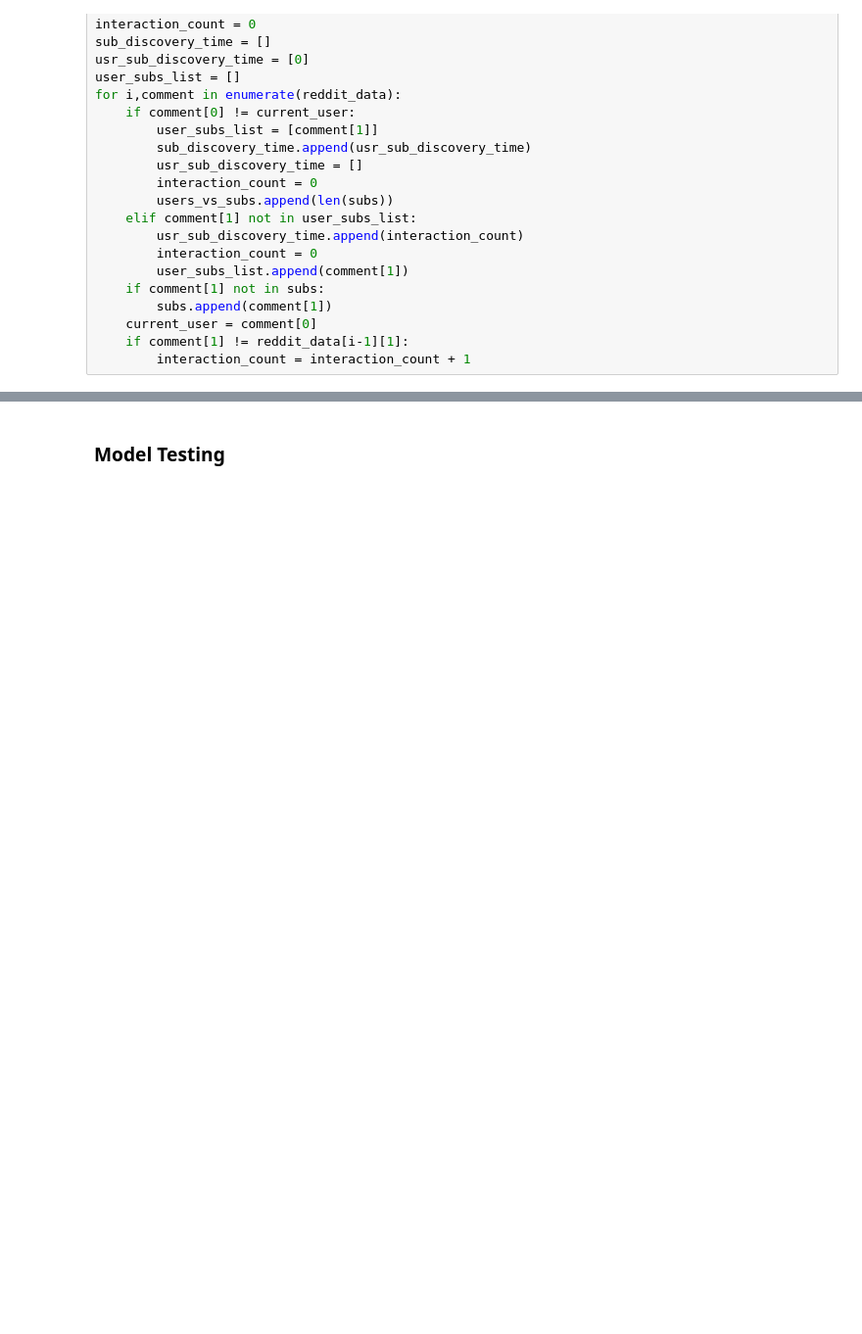
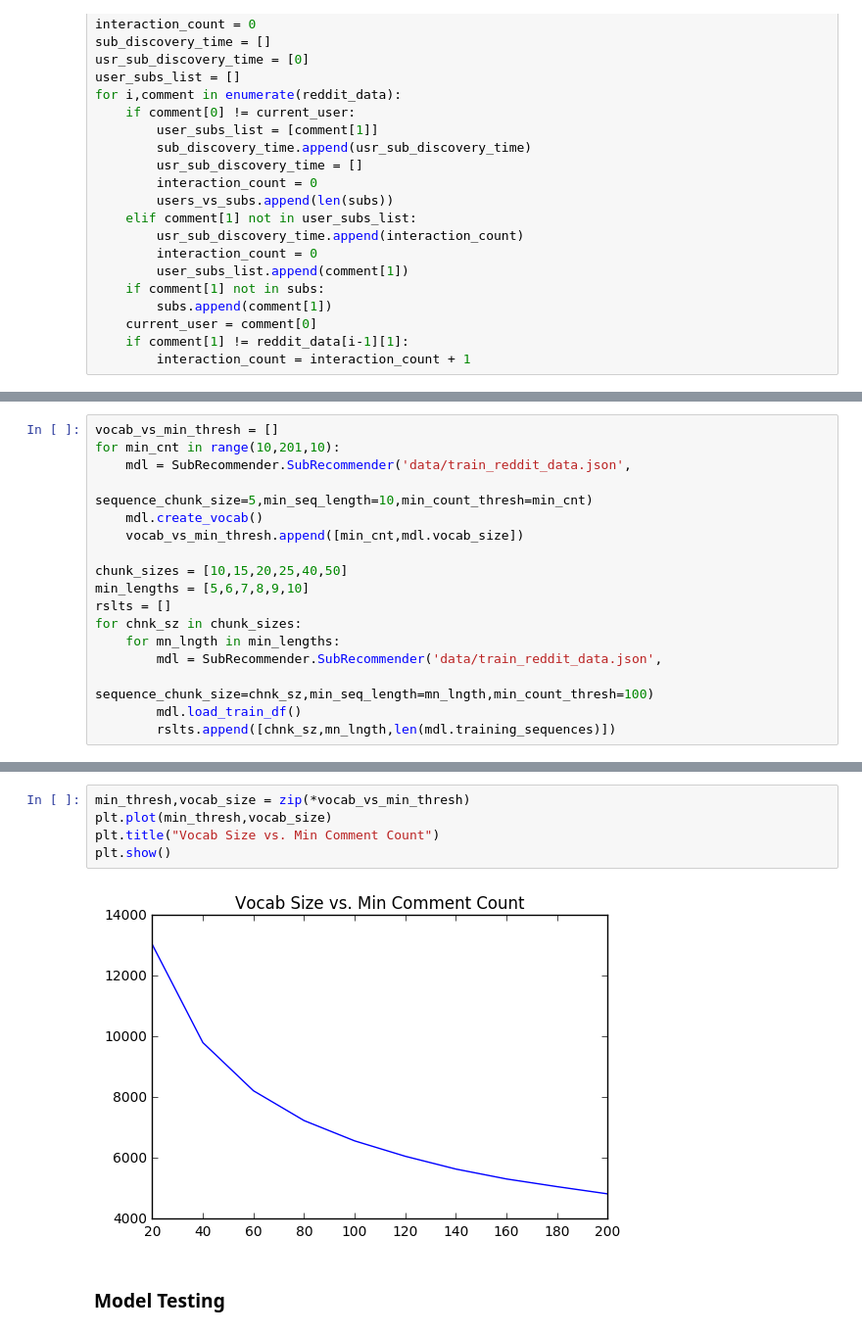
Before and after one commit to cole-maclean/MAI-CI, a Jupyter notebook: SubRecommender/EDA Notebook.ipynb, the cells around one changed output, grey strips where cells are left out. Shown at 98% size. Drawn from its saved outputs; the diff is of its cells as text; blank space fills up the shorter version.

```diff
--- a/SubRecommender/EDA Notebook.ipynb
+++ b/SubRecommender/EDA Notebook.ipynb
@@ -136,0 +207,17 @@ np.mean(flt_disc_times)
+# %%
+vocab_vs_min_thresh = []
+for min_cnt in range(10,201,10):
+    mdl = SubRecommender.SubRecommender('data/train_reddit_data.json',
+                                sequence_chunk_size=5,min_seq_length=10,min_count_thresh=min_cnt)
+    mdl.create_vocab()
+    vocab_vs_min_thresh.append([min_cnt,mdl.vocab_size])
+
+chunk_sizes = [10,15,20,25,40,50]
+min_lengths = [5,6,7,8,9,10]
+rslts = []
+for chnk_sz in chunk_sizes:
+    for mn_lngth in min_lengths:
+        mdl = SubRecommender.SubRecommender('data/train_reddit_data.json',
+                                    sequence_chunk_size=chnk_sz,min_seq_length=mn_lngth,min_count_thresh=100)
+        mdl.load_train_df()
+        rslts.append([chnk_sz,mn_lngth,len(mdl.training_sequences)])
@@ -137,3 +243,10 @@ np.mean(flt_disc_times)
+# %%
+min_thresh,vocab_size = zip(*vocab_vs_min_thresh)
+plt.plot(min_thresh,vocab_size)
+plt.title("Vocab Size vs. Min Comment Count")
+plt.show()
+# %% [output]
+[figure, added]
 # %% [markdown]
 <h3>Model Testing</h3>
 # %%
```
Also changed, not shown: parts of 32 cells of this notebook, 2 other files.
